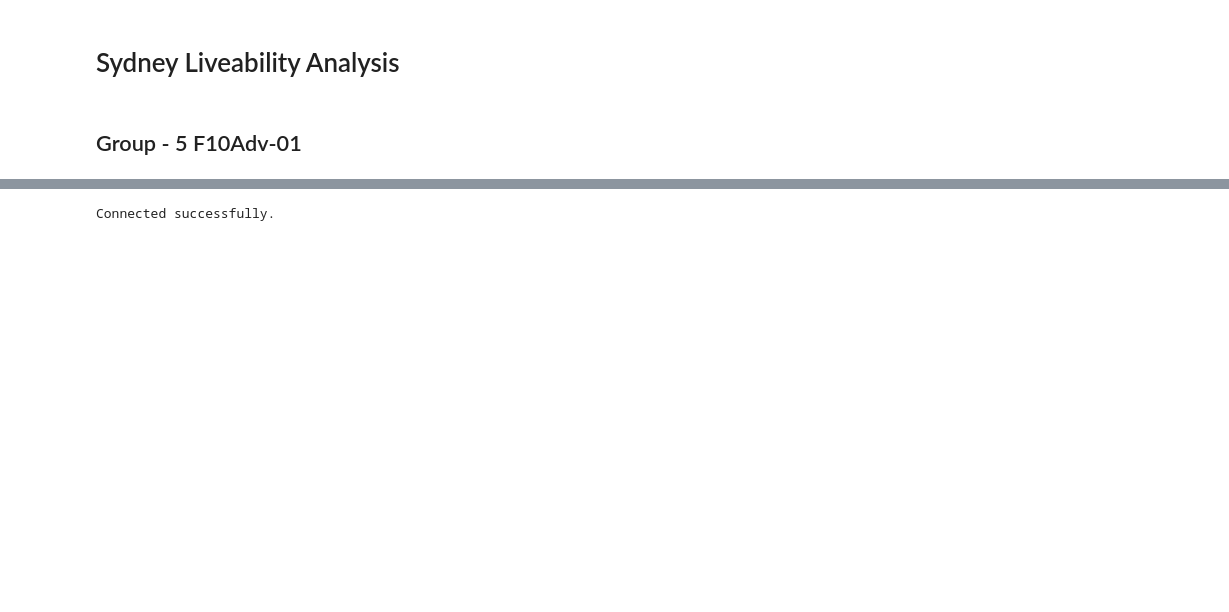
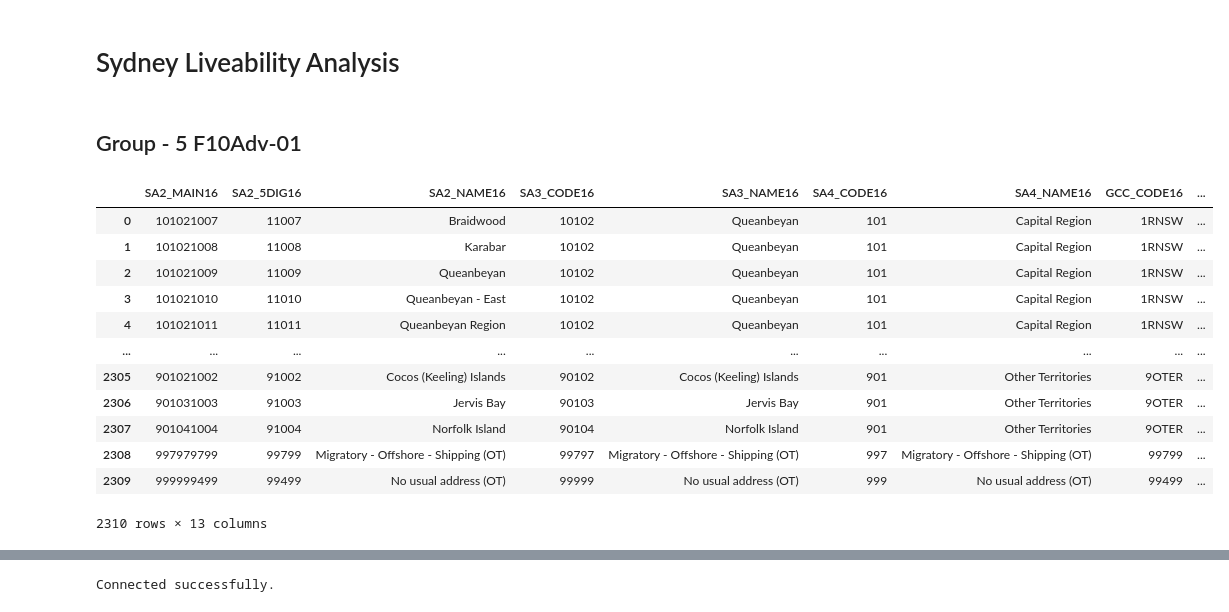
Before and after one commit to PratulSR/Sydney-Liveability-Analysis, a Jupyter notebook: Demo Notebook.ipynb, the cells around one changed output, grey strips where cells are left out. Cells and saved outputs as stored; diff of their text form; code cells hidden in the pictures; blank space fills up the shorter version.

```diff
--- a/Demo Notebook.ipynb
+++ b/Demo Notebook.ipynb
@@ -21,5 +21,20 @@ from geoalchemy2 import Geometry, WKTElement
 import matplotlib.pyplot as plt
 # %%
 sa2_data = gpd.read_file("SA2_2016_AUST/SA2_2016_AUST.shp")
+sa2_data
+# %% [output]
+|  | SA2_MAIN16 | SA2_5DIG16 | SA2_NAME16 | SA3_CODE16 | SA3_NAME16 | SA4_CODE16 | SA4_NAME16 | GCC_CODE16 | ... |
+| 0 | 101021007 | 11007 | Braidwood | 10102 | Queanbeyan | 101 | Capital Region | 1RNSW | ... |
+| 1 | 101021008 | 11008 | Karabar | 10102 | Queanbeyan | 101 | Capital Region | 1RNSW | ... |
+| 2 | 101021009 | 11009 | Queanbeyan | 10102 | Queanbeyan | 101 | Capital Region | 1RNSW | ... |
+| 3 | 101021010 | 11010 | Queanbeyan - East | 10102 | Queanbeyan | 101 | Capital Region | 1RNSW | ... |
+| 4 | 101021011 | 11011 | Queanbeyan Region | 10102 | Queanbeyan | 101 | Capital Region | 1RNSW | ... |
+| ... | ... | ... | ... | ... | ... | ... | ... | ... | ... |
+| 2305 | 901021002 | 91002 | Cocos (Keeling) Islands | 90102 | Cocos (Keeling) Islands | 901 | Other Territories | 9OTER | ... |
+| 2306 | 901031003 | 91003 | Jervis Bay | 90103 | Jervis Bay | 901 | Other Territories | 9OTER | ... |
+| 2307 | 901041004 | 91004 | Norfolk Island | 90104 | Norfolk Island | 901 | Other Territories | 9OTER | ... |
+| 2308 | 997979799 | 99799 | Migratory - Offshore - Shipping (OT) | 99797 | Migratory - Offshore - Shipping (OT) | 997 | Migratory - Offshore - Shipping (OT) | 99799 | ... |
+| 2309 | 999999499 | 99499 | No usual address (OT) | 99999 | No usual address (OT) | 999 | No usual address (OT) | 99499 | ... |
+2310 rows × 13 columns
 # %%
 break_and_enter = gpd.read_file("break_and_enter/BreakEnterDwelling_JanToDec2021.shp")
```
Also changed, not shown: parts of 6 cells of this notebook.
